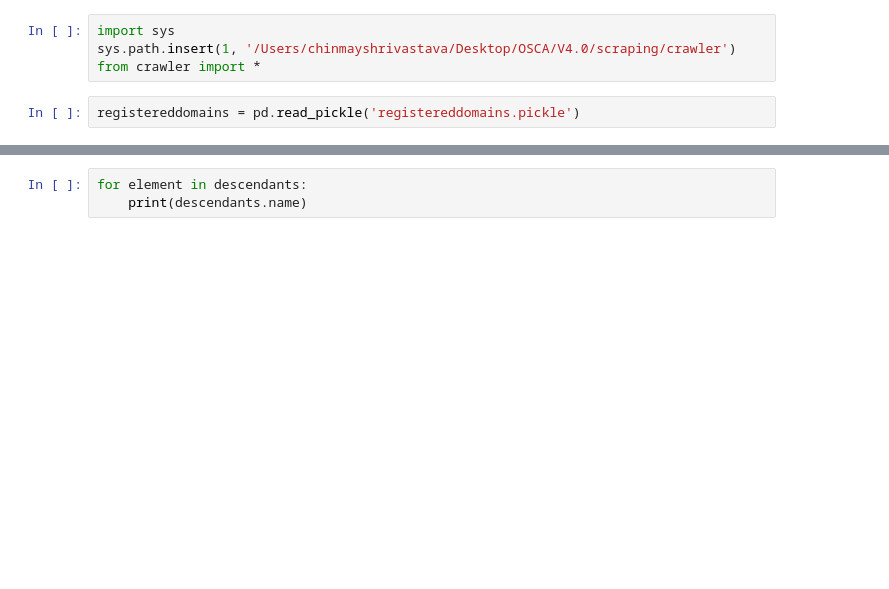
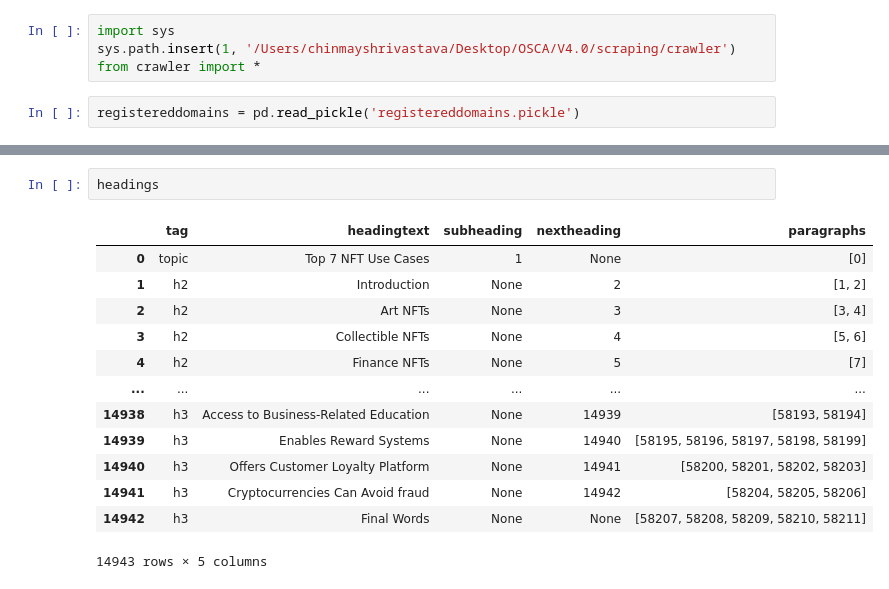
Before and after one commit to Open-Source-Career-Aid/OSCA-V4.0, a Jupyter notebook: scraping/generalcrawling.ipynb, the cells around one changed output, grey strips where cells are left out. Cells and saved outputs as stored; diff of their text form; blank space fills up the shorter version.

```diff
--- a/scraping/generalcrawling.ipynb
+++ b/scraping/generalcrawling.ipynb
@@ -53,3 +88,16 @@ database
-# %%
-for element in descendants:
-    print(descendants.name)
+# %%
+headings
+# %% [output]
+|  | tag | headingtext | subheading | nextheading | paragraphs |
+| 0 | topic | Top 7 NFT Use Cases | 1 | None | [0] |
+| 1 | h2 | Introduction | None | 2 | [1, 2] |
+| 2 | h2 | Art NFTs | None | 3 | [3, 4] |
+| 3 | h2 | Collectible NFTs | None | 4 | [5, 6] |
+| 4 | h2 | Finance NFTs | None | 5 | [7] |
+| ... | ... | ... | ... | ... | ... |
+| 14938 | h3 | Access to Business-Related Education | None | 14939 | [58193, 58194] |
+| 14939 | h3 | Enables Reward Systems | None | 14940 | [58195, 58196, 58197, 58198, 58199] |
+| 14940 | h3 | Offers Customer Loyalty Platform | None | 14941 | [58200, 58201, 58202, 58203] |
+| 14941 | h3 | Cryptocurrencies Can Avoid fraud | None | 14942 | [58204, 58205, 58206] |
+| 14942 | h3 | Final Words | None | None | [58207, 58208, 58209, 58210, 58211] |
+14943 rows × 5 columns
```
Also changed, not shown: parts of 16 cells of this notebook, 18 other files.
